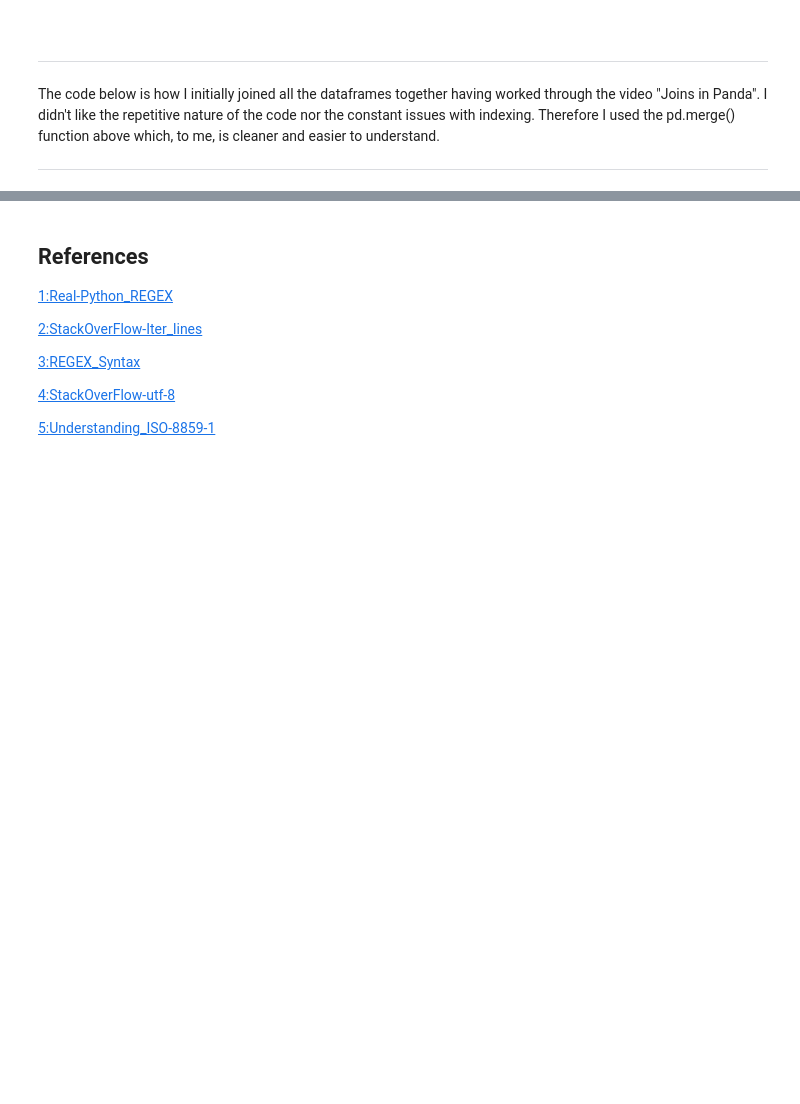
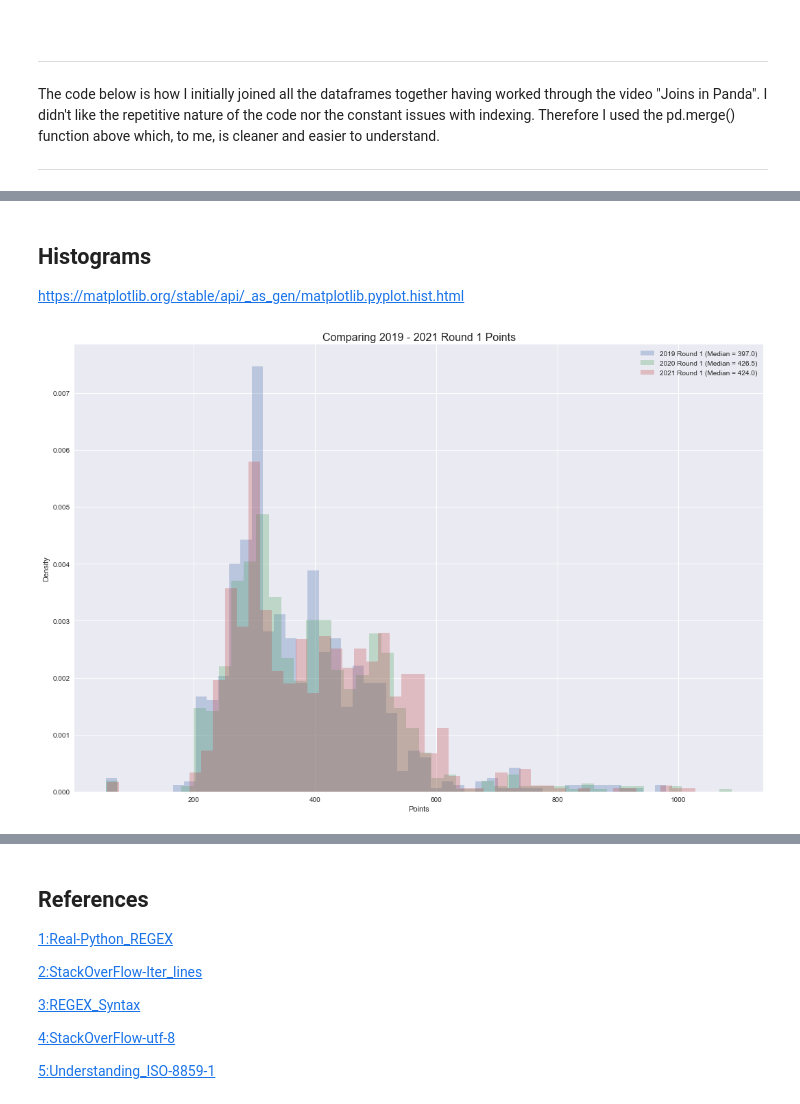
Before and after one commit to Sam-Tracey/Fundamentals-of-Data-Analysis, a Jupyter notebook: cao.ipynb, the cells around one changed output, grey strips where cells are left out. Cells and saved outputs as stored; diff of their text form; code cells hidden in the pictures; blank space fills up the shorter version.

Commit message:
Added histograms for comparing round 1 and round 2 CAO points

```diff
--- a/cao.ipynb
+++ b/cao.ipynb
@@ -535,0 +544,40 @@ The code below is how I initially joined all the dataframes together having work
+# %%
+# Import charting package
+import matplotlib.pyplot as plt
+
+# Change default style of matplot lib pyplot charts.
+plt.style.use('seaborn')
+
+# Change default matplotlib pyplot figure size.
+plt.rcParams['figure.figsize'] = (18,12)
+# %% [markdown]
+
+
+## Histograms
+https://matplotlib.org/stable/api/_as_gen/matplotlib.pyplot.hist.html
+# %%
+# Create a series for each year's round 1 points.
+r1_2019 = df_merge['Points1_2019']
+r1_2020 = df_merge['Points1_2020']
+r1_2021 = df_merge['Points1_2021']
+
+# Calculate the median value for each year's round 1 points.
+med_2019 = df_merge['Points1_2019'].median()
+med_2020 = df_merge['Points1_2020'].median()
+med_2021 = df_merge['Points1_2021'].median()
+# %%
+# Create the plot using the data for each year setting bin size to 50.
+plt.hist(r1_2019, bins=50, label = f'2019 Round 1 (Median = {med_2019})',
+         alpha = 0.3, density=True)
+plt.hist(r1_2020, bins=50, label = f'2020 Round 1 (Median = {med_2020})',
+         alpha = 0.3, density=True)
+plt.hist(r1_2021, bins=50, label = f'2021 Round 1 (Median = {med_2021})',
+         alpha = 0.3, density=True)
+# Add plot labels and legend.
+plt.title('Comparing 2019 - 2021 Round 1 Points', fontsize=16)
+plt.xlabel('Points')
+plt.ylabel('Density')
+plt.legend(loc='upper right')
+plt.show()
+# %% [output]
+[figure, added]
```
Also changed, not shown: parts of 3 cells of this notebook, 7 other files.
